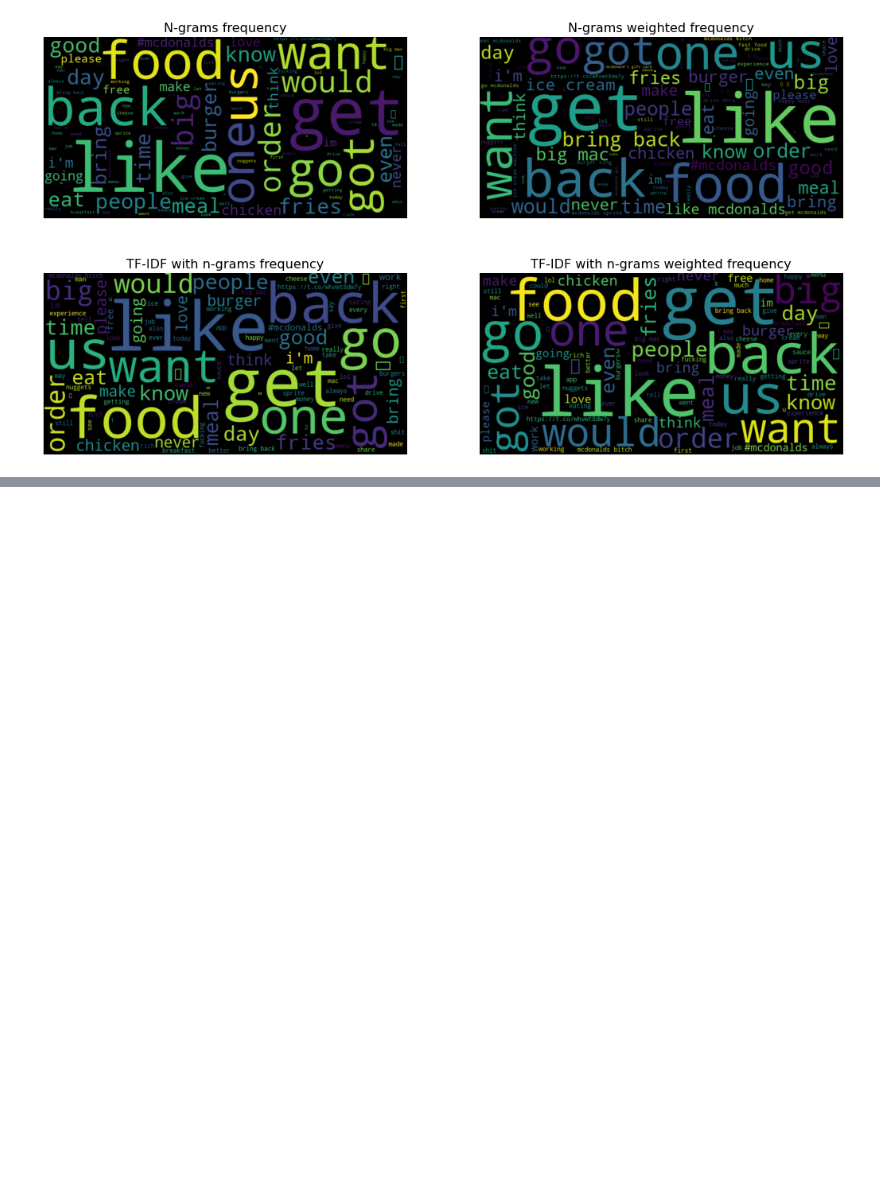
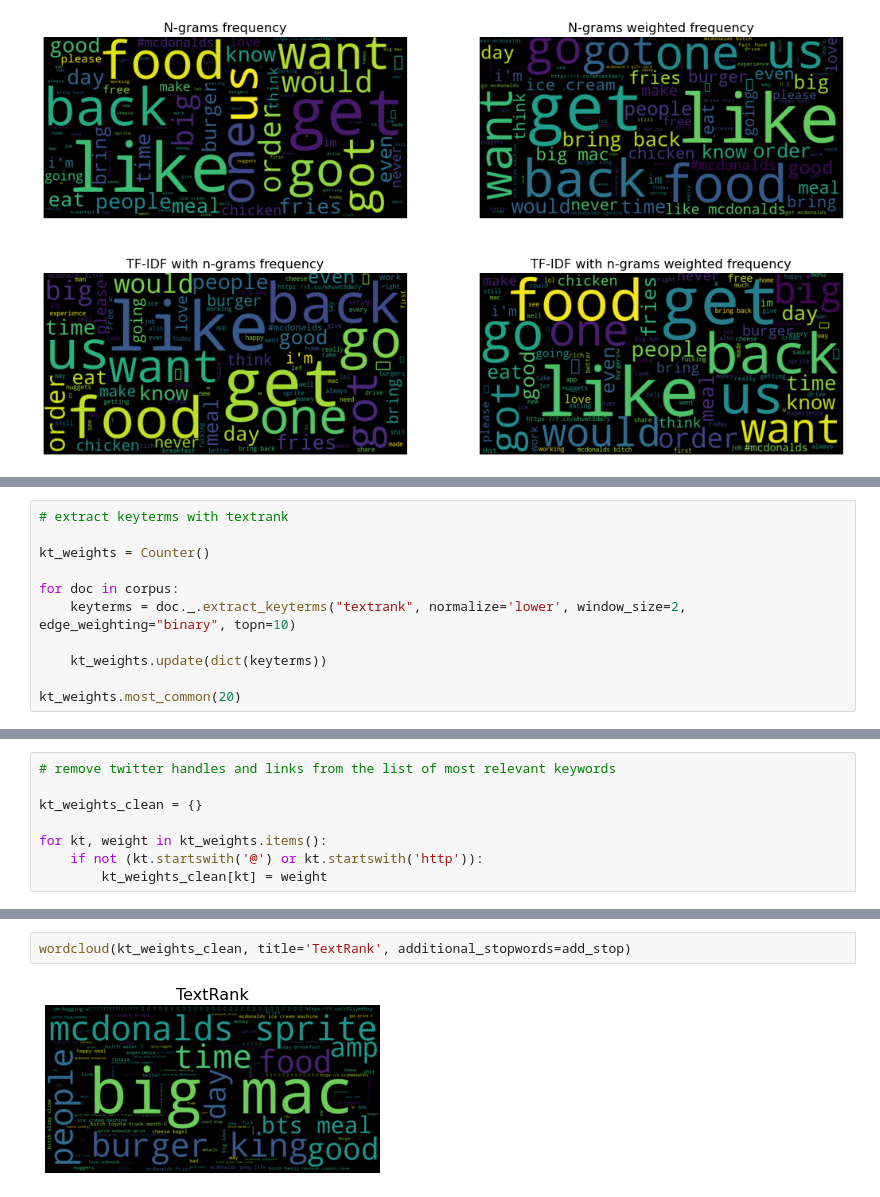
Before and after one commit to polltter/share, a Jupyter notebook: notebooks/kw_extraction.ipynb, the cells around one changed output, grey strips where cells are left out. Cells and saved outputs as stored; diff of their text form; blank space fills up the shorter version.

Commit message:
update keyword extraction - visualize textrank keywords in wordclouds: #13

```diff
--- a/notebooks/kw_extraction.ipynb
+++ b/notebooks/kw_extraction.ipynb
@@ -1095,0 +1098,11 @@ wordcloud(df_freq_ngrams['tfidf'], title='TF-IDF with n-grams weighted frequency
+# %%
+# extract keyterms with textrank
+
+kt_weights = Counter()
+
+for doc in corpus:
+    keyterms = doc._.extract_keyterms("textrank", normalize='lower', window_size=2, edge_weighting="binary", topn=10)
+
+    kt_weights.update(dict(keyterms))
+
+kt_weights.most_common(20)
@@ -1095,0 +1127,8 @@ wordcloud(df_freq_ngrams['tfidf'], title='TF-IDF with n-grams weighted frequency
+# %%
+# remove twitter handles and links from the list of most relevant keywords
+
+kt_weights_clean = {}
+
+for kt, weight in kt_weights.items():
+    if not (kt.startswith('@') or kt.startswith('http')):
+        kt_weights_clean[kt] = weight
@@ -1095,0 +1155,4 @@ wordcloud(df_freq_ngrams['tfidf'], title='TF-IDF with n-grams weighted frequency
+# %%
+wordcloud(kt_weights_clean, title='TextRank', additional_stopwords=add_stop)
+# %% [output]
+[figure, added]
```
Also changed, not shown: parts of 4 cells of this notebook.
